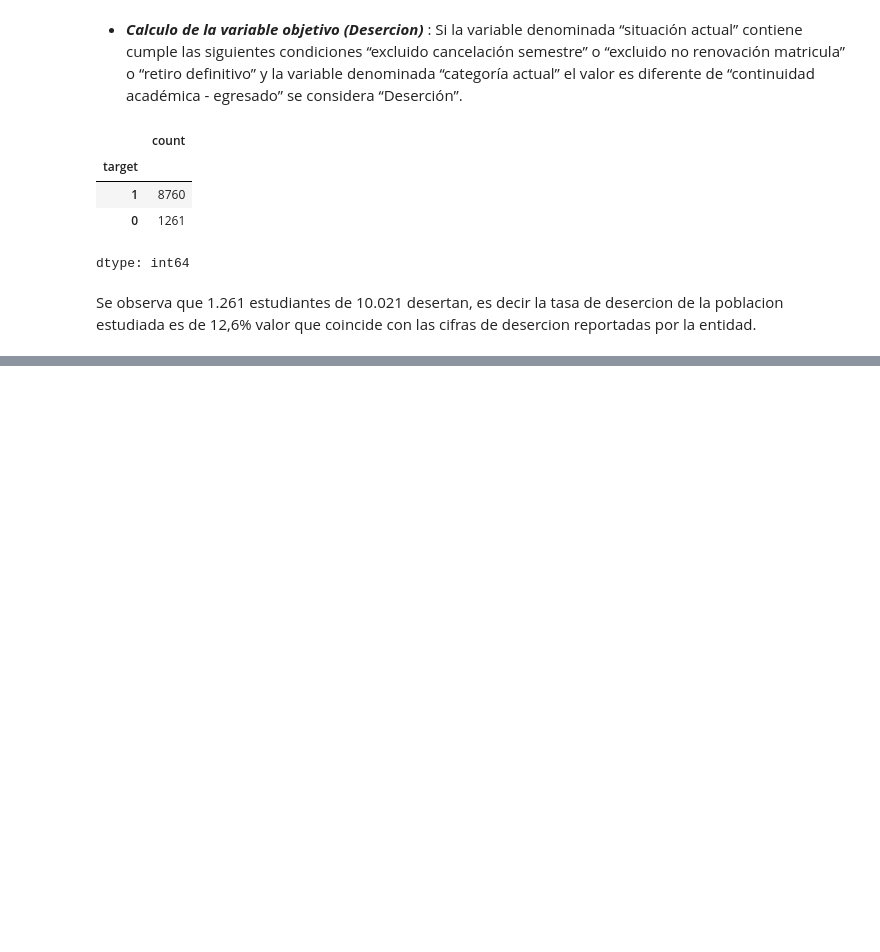
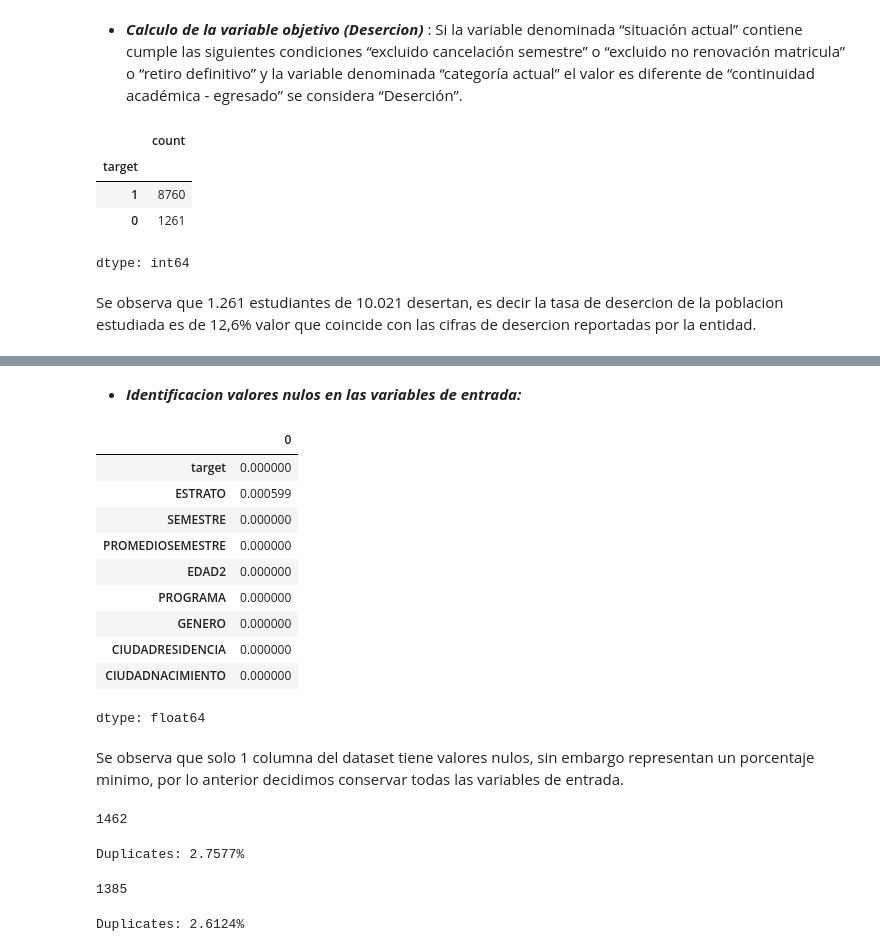
Before and after one commit to amrios80/Endeporte, a Jupyter notebook: endeporte_proyecto_final.ipynb, the cells around one changed output, grey strips where cells are left out. Drawn from its saved outputs; the diff is of its cells as text; code cells hidden in the pictures; blank space fills up the shorter version.

```diff
--- a/endeporte_proyecto_final.ipynb
+++ b/endeporte_proyecto_final.ipynb
@@ -126,0 +156,36 @@ demograficos_df_uniq[field] = pd.to_numeric(demograficos_df_uniq[field].str.repl
+# %% [markdown]
+* ***Identificacion valores nulos en las variables de entrada:***
+# %%
+df[[target_var]+features].isnull().sum() / df.shape[0]
+# %% [output]
+|  | 0 |
+| target | 0.000000 |
+| ESTRATO | 0.000599 |
+| SEMESTRE | 0.000000 |
+| PROMEDIOSEMESTRE | 0.000000 |
+| EDAD2 | 0.000000 |
+| PROGRAMA | 0.000000 |
+| GENERO | 0.000000 |
+| CIUDADRESIDENCIA | 0.000000 |
+| CIUDADNACIMIENTO | 0.000000 |
+dtype: float64
+# %% [markdown]
+Se observa que solo 1 columna del dataset tiene valores nulos, sin embargo representan un porcentaje minimo, por lo anterior decidimos conservar todas las variables de entrada.
+# %%
+duplicated_rows = df.loc[df.duplicated(subset=features, keep=False)].shape[0]
+duplicated_rows
+# %% [output]
+1462
+# %%
+print(f"Duplicates: {(duplicated_rows/total_rows)*100:.4f}%")
+# %% [output]
+Duplicates: 2.7577%
+# %%
+duplicated_rows = df.loc[df.duplicated(subset=features+["target"], keep=False)].shape[0]
+duplicated_rows
+# %% [output]
+1385
+# %%
+print(f"Duplicates: {(duplicated_rows/total_rows)*100:.4f}%")
+# %% [output]
+Duplicates: 2.6124%
```
Also changed, not shown: parts of 16 cells of this notebook.
